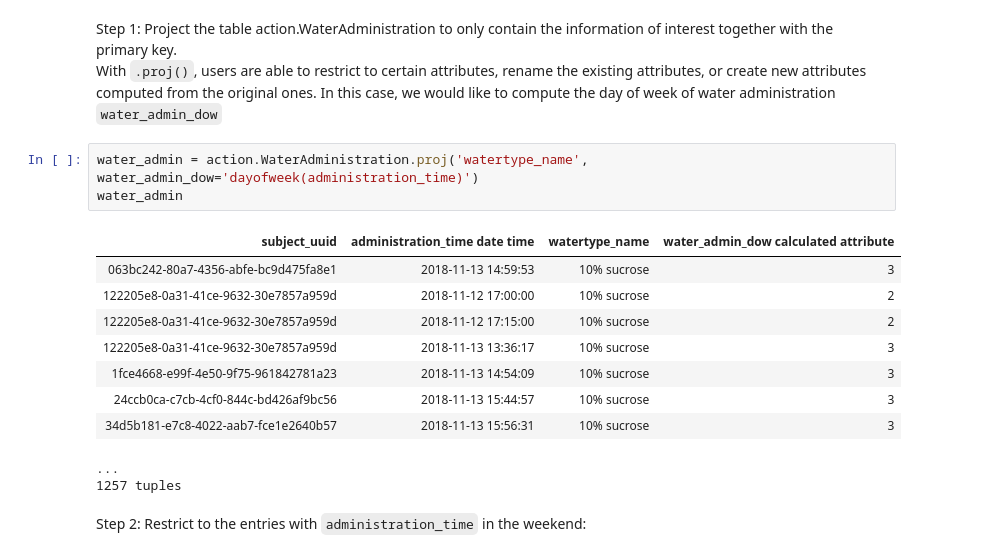
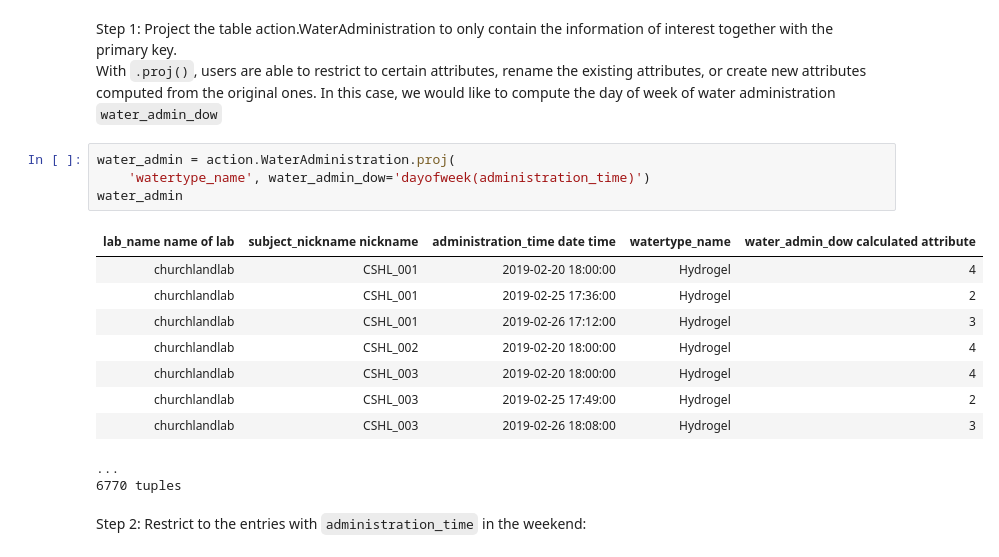
Before and after one commit to int-brain-lab/IBL-pipeline, a Jupyter notebook: notebooks/Query_example_water_info.ipynb, the cells around one changed output. Cells and saved outputs as stored; diff of their text form.

```diff
--- a/notebooks/query_dow.ipynb
+++ b/notebooks/Query_example_water_info.ipynb
@@ -18,19 +19,20 @@ subj
 Step 1: Project the table action.WaterAdministration to only contain the information of interest together with the primary key.
 <br> With `.proj()`, users are able to restrict to certain attributes, rename the existing attributes, or create new attributes computed from the original ones. In this case, we would like to compute the day of week of water administration `water_admin_dow`
 # %%
-water_admin = action.WaterAdministration.proj('watertype_name', water_admin_dow='dayofweek(administration_time)')
+water_admin = action.WaterAdministration.proj(
+    'watertype_name', water_admin_dow='dayofweek(administration_time)')
 water_admin
 # %% [output]
-| subject_uuid | administration_time date time | watertype_name | water_admin_dow calculated attribute |
-| 063bc242-80a7-4356-abfe-bc9d475fa8e1 | 2018-11-13 14:59:53 | 10% sucrose | 3 |
-| 122205e8-0a31-41ce-9632-30e7857a959d | 2018-11-12 17:00:00 | 10% sucrose | 2 |
-| 122205e8-0a31-41ce-9632-30e7857a959d | 2018-11-12 17:15:00 | 10% sucrose | 2 |
-| 122205e8-0a31-41ce-9632-30e7857a959d | 2018-11-13 13:36:17 | 10% sucrose | 3 |
-| 1fce4668-e99f-4e50-9f75-961842781a23 | 2018-11-13 14:54:09 | 10% sucrose | 3 |
-| 24ccb0ca-c7cb-4cf0-844c-bd426af9bc56 | 2018-11-13 15:44:57 | 10% sucrose | 3 |
-| 34d5b181-e7c8-4022-aab7-fce1e2640b57 | 2018-11-13 15:56:31 | 10% sucrose | 3 |
+| lab_name name of lab | subject_nickname nickname | administration_time date time | watertype_name | water_admin_dow calculated attribute |
+| churchlandlab | CSHL_001 | 2019-02-20 18:00:00 | Hydrogel | 4 |
+| churchlandlab | CSHL_001 | 2019-02-25 17:36:00 | Hydrogel | 2 |
+| churchlandlab | CSHL_001 | 2019-02-26 17:12:00 | Hydrogel | 3 |
+| churchlandlab | CSHL_002 | 2019-02-20 18:00:00 | Hydrogel | 4 |
+| churchlandlab | CSHL_003 | 2019-02-20 18:00:00 | Hydrogel | 4 |
+| churchlandlab | CSHL_003 | 2019-02-25 17:49:00 | Hydrogel | 2 |
+| churchlandlab | CSHL_003 | 2019-02-26 18:08:00 | Hydrogel | 3 |
 ...
-1257 tuples
+6770 tuples
 # %% [markdown]
 Step 2: Restrict to the entries with `administration_time` in the weekend:
 # %%
```
Also changed, not shown: parts of 12 cells of this notebook, 9 other files.
